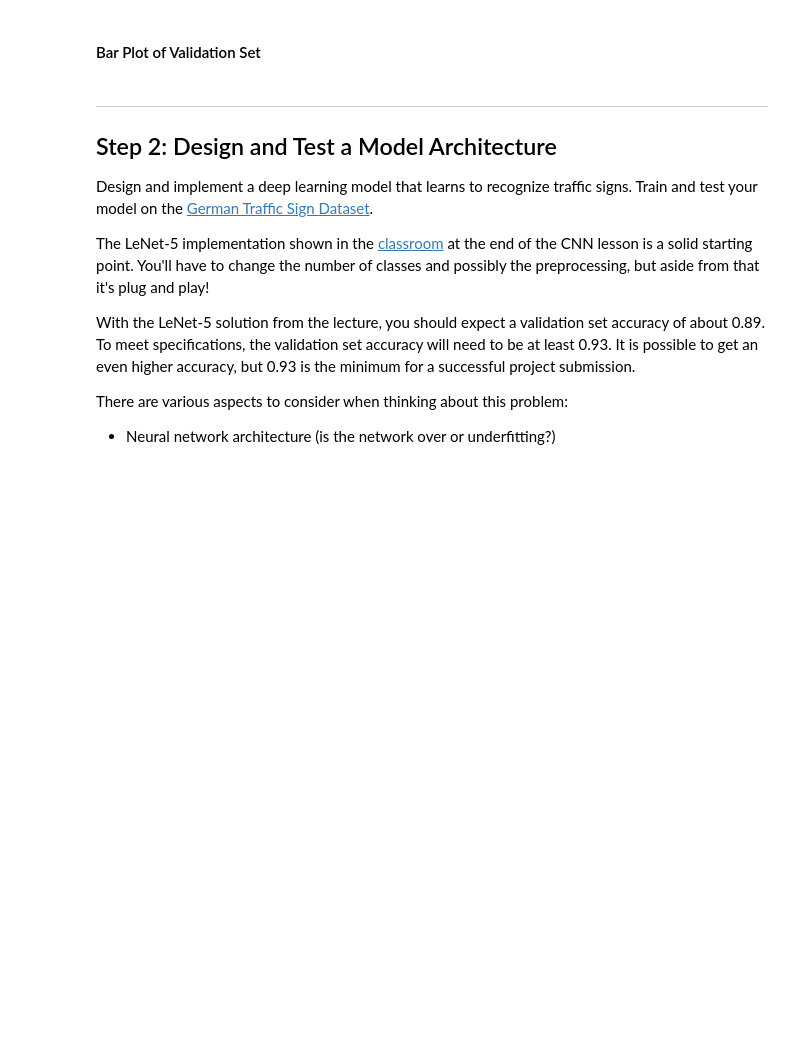
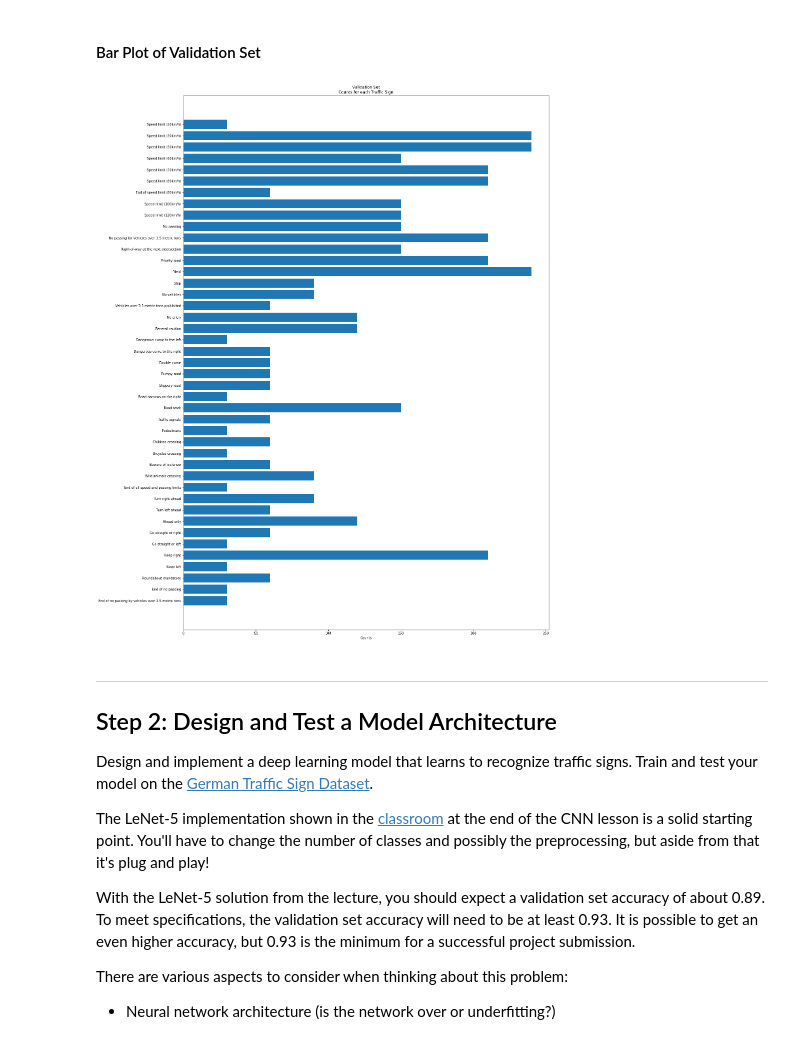
Before and after one commit to itscherylanne/CarND-Traffic-Sign-Classifier-Project, a Jupyter notebook: Traffic_Sign_Classifier.ipynb, the cells around one changed output. Cells and saved outputs as stored; diff of their text form; code cells hidden in the pictures; blank space fills up the shorter version.

```diff
--- a/Traffic_Sign_Classifier.ipynb
+++ b/Traffic_Sign_Classifier.ipynb
@@ -174,24 +182,26 @@ plt.show()
 # %%
 ### Count of each class in train and validation set
 ind = np.arange(n_classes)
 
-hist_valid, bins = np.histogram( lab_valid, n_classes)
+hist_valid, bins = np.histogram( y_valid, n_classes)
 
 fig, ax = plt.subplots()
 #set_train = ax.hist(lab_train, ind)
 set_train = ax.barh(ind, hist_valid)
 
 # add some text for labels, title and axes ticks
 ax.set_xlabel('Counts')
 ax.invert_yaxis()  # labels read top-to-bottom
 ax.set_yticks(ind)
 ax.set_yticklabels(labels.values())
 ax.set_title('Validation Set\nCounts for each Traffic Sign')
 
 fig.set_figheight(30)
 fig.set_figwidth(20)
 
 plt.show()
+# %% [output]
+[figure, added]
 # %% [markdown]
 ----
 
```
Also changed, not shown: parts of 15 cells of this notebook.
